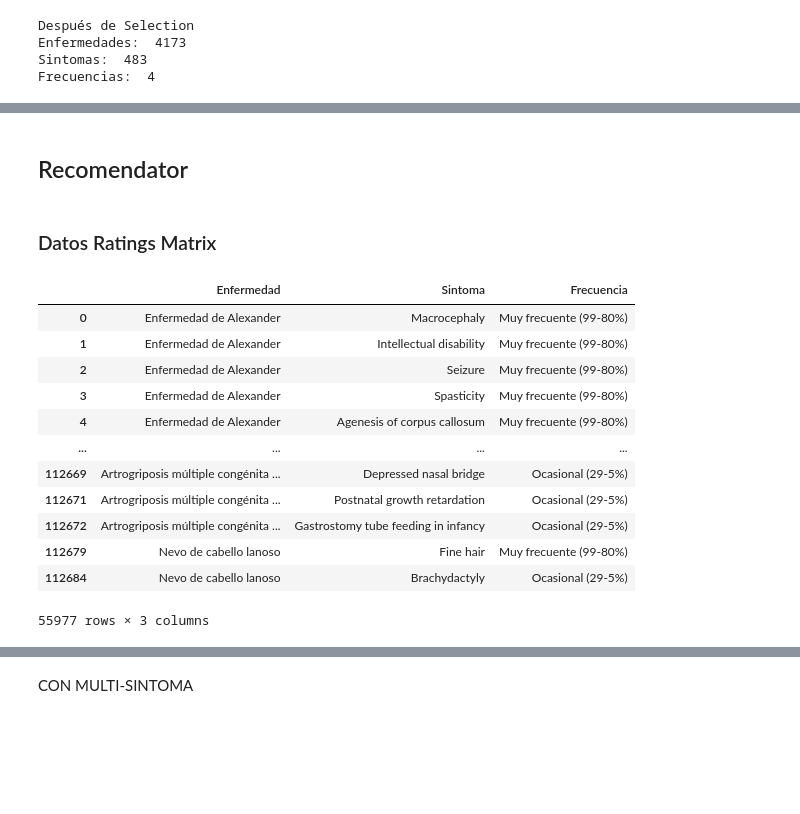
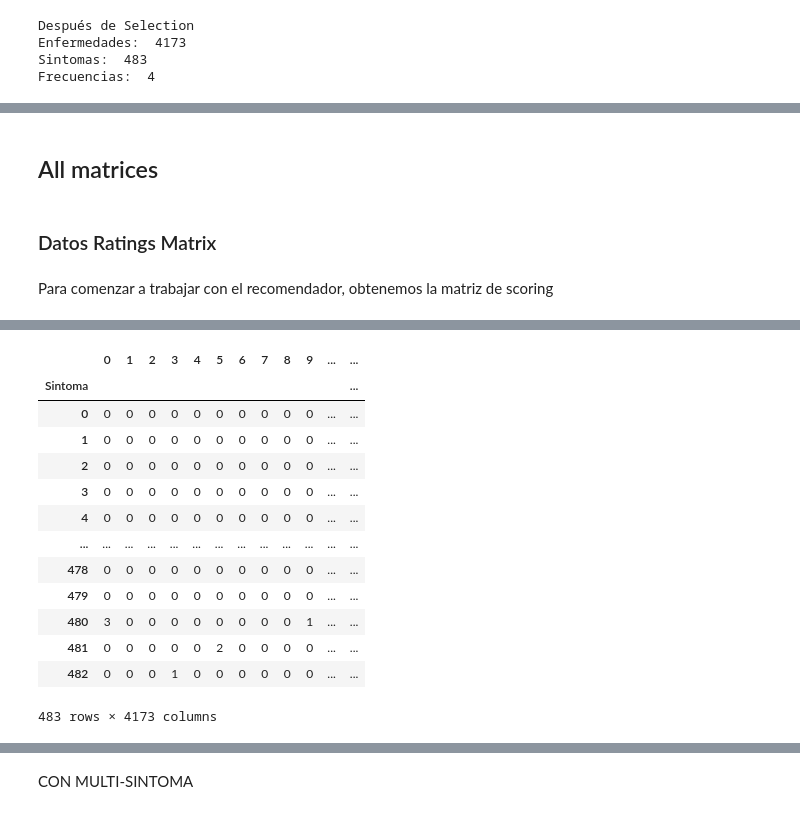
Before and after one commit to gpalomares2022/Kedro_real_project, a Jupyter notebook: notebooks/Notebook_TFM.ipynb, the cells around one changed output, grey strips where cells are left out. Cells and saved outputs as stored; diff of their text form; code cells hidden in the pictures; blank space fills up the shorter version.

```diff
--- a/notebooks/Notebook_TFM.ipynb
+++ b/notebooks/Notebook_TFM.ipynb
@@ -146,7 +167,7 @@ def generate_data_scoring (data, repeticiones):
 
             lst = [0] * ((len(sintomas_sin_repe)))
 
-            df_scoring.loc[len(df_train)] = lst
+            df_scoring.loc[len(df_scoring)] = lst
             pos=0
             for b in data_agrupado["Sintoma"][i]:
 
@@ -569,25 +604,11 @@ Ya hemos ejecutado las fases 1,2 y 3, con Importaciones de Librerías, Importaci
 # %% [markdown]
-## Recomendator
+## All matrices
 # %% [markdown]
 ### Datos Ratings Matrix
-# %%
-df_EnfeySinto_select_no_id=df_EnfeySinto_select.drop("Id_Enfermedad", axis=1)
-df_EnfeySinto_select_no_id
-# %% [output]
-|  | Enfermedad | Sintoma | Frecuencia |
-| 0 | Enfermedad de Alexander | Macrocephaly | Muy frecuente (99-80%) |
-| 1 | Enfermedad de Alexander | Intellectual disability | Muy frecuente (99-80%) |
-| 2 | Enfermedad de Alexander | Seizure | Muy frecuente (99-80%) |
-| 3 | Enfermedad de Alexander | Spasticity | Muy frecuente (99-80%) |
-| 4 | Enfermedad de Alexander | Agenesis of corpus callosum | Muy frecuente (99-80%) |
-| ... | ... | ... | ... |
-| 112669 | Artrogriposis múltiple congénita ... | Depressed nasal bridge | Ocasional (29-5%) |
-| 112671 | Artrogriposis múltiple congénita ... | Postnatal growth retardation | Ocasional (29-5%) |
-| 112672 | Artrogriposis múltiple congénita ... | Gastrostomy tube feeding in infancy | Ocasional (29-5%) |
-| 112679 | Nevo de cabello lanoso | Fine hair | Muy frecuente (99-80%) |
-| 112684 | Nevo de cabello lanoso | Brachydactyly | Ocasional (29-5%) |
-55977 rows × 3 columns
+# %% [markdown]
+Para comenzar a trabajar con el recomendador, obtenemos la matriz de scoring
 # %%
 %%time
-df_scoring=generate_data_scoring (df_EnfeySinto_select_no_id, 1)
+df_scoring=generate_data_scoring (df_EnfeySinto_cleaned_select_no_id, 1)
+df_scoring
 # %% [output]
@@ -597,0 +617,14 @@ Wall time: 9.47 s
+|  | 0 | 1 | 2 | 3 | 4 | 5 | 6 | 7 | 8 | 9 | ... | ... |
+| Sintoma |  |  |  |  |  |  |  |  |  |  |  | ... |
+| 0 | 0 | 0 | 0 | 0 | 0 | 0 | 0 | 0 | 0 | 0 | ... | ... |
+| 1 | 0 | 0 | 0 | 0 | 0 | 0 | 0 | 0 | 0 | 0 | ... | ... |
+| 2 | 0 | 0 | 0 | 0 | 0 | 0 | 0 | 0 | 0 | 0 | ... | ... |
+| 3 | 0 | 0 | 0 | 0 | 0 | 0 | 0 | 0 | 0 | 0 | ... | ... |
+| 4 | 0 | 0 | 0 | 0 | 0 | 0 | 0 | 0 | 0 | 0 | ... | ... |
+| ... | ... | ... | ... | ... | ... | ... | ... | ... | ... | ... | ... | ... |
+| 478 | 0 | 0 | 0 | 0 | 0 | 0 | 0 | 0 | 0 | 0 | ... | ... |
+| 479 | 0 | 0 | 0 | 0 | 0 | 0 | 0 | 0 | 0 | 0 | ... | ... |
+| 480 | 3 | 0 | 0 | 0 | 0 | 0 | 0 | 0 | 0 | 1 | ... | ... |
+| 481 | 0 | 0 | 0 | 0 | 0 | 2 | 0 | 0 | 0 | 0 | ... | ... |
+| 482 | 0 | 0 | 0 | 1 | 0 | 0 | 0 | 0 | 0 | 0 | ... | ... |
+483 rows × 4173 columns
```
Also changed, not shown: parts of 59 cells of this notebook, 2 other files.
